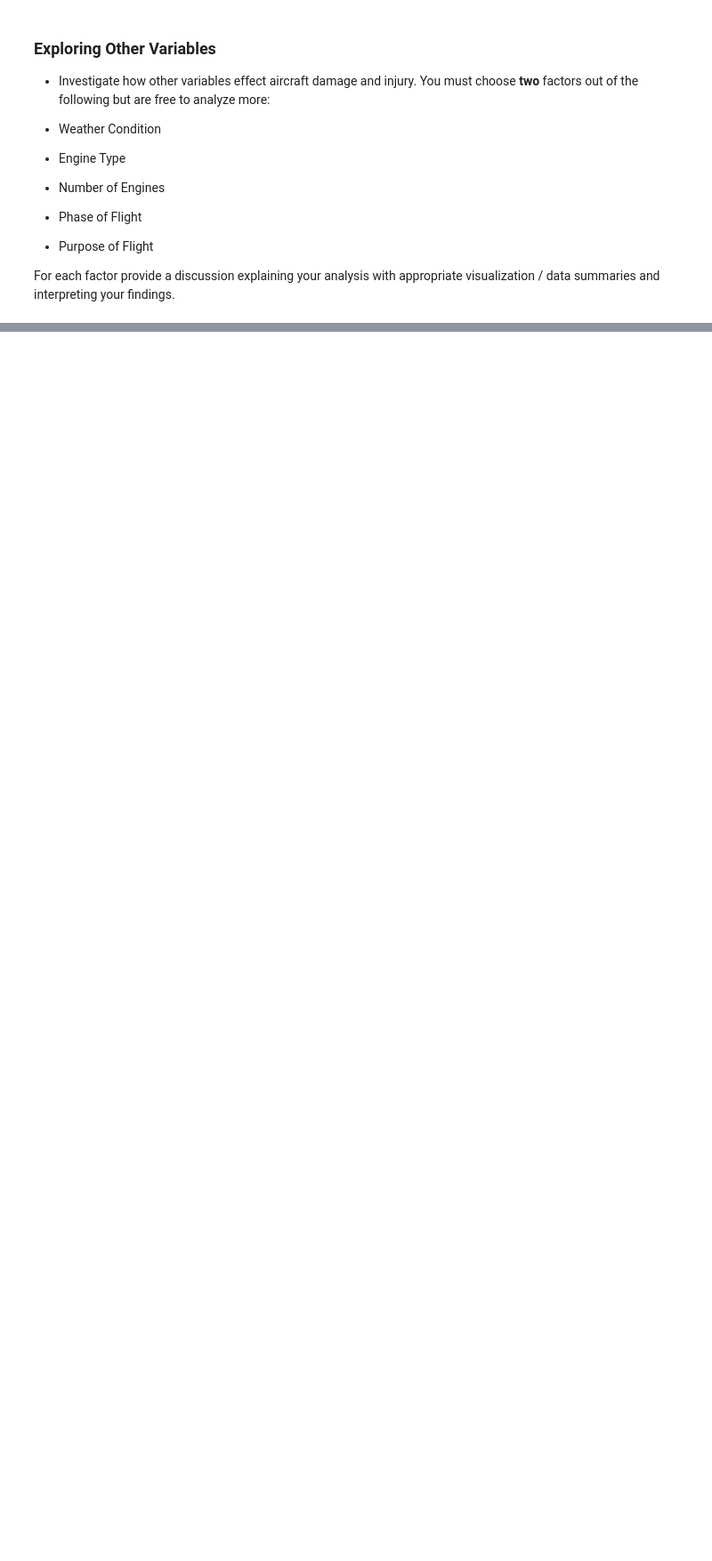
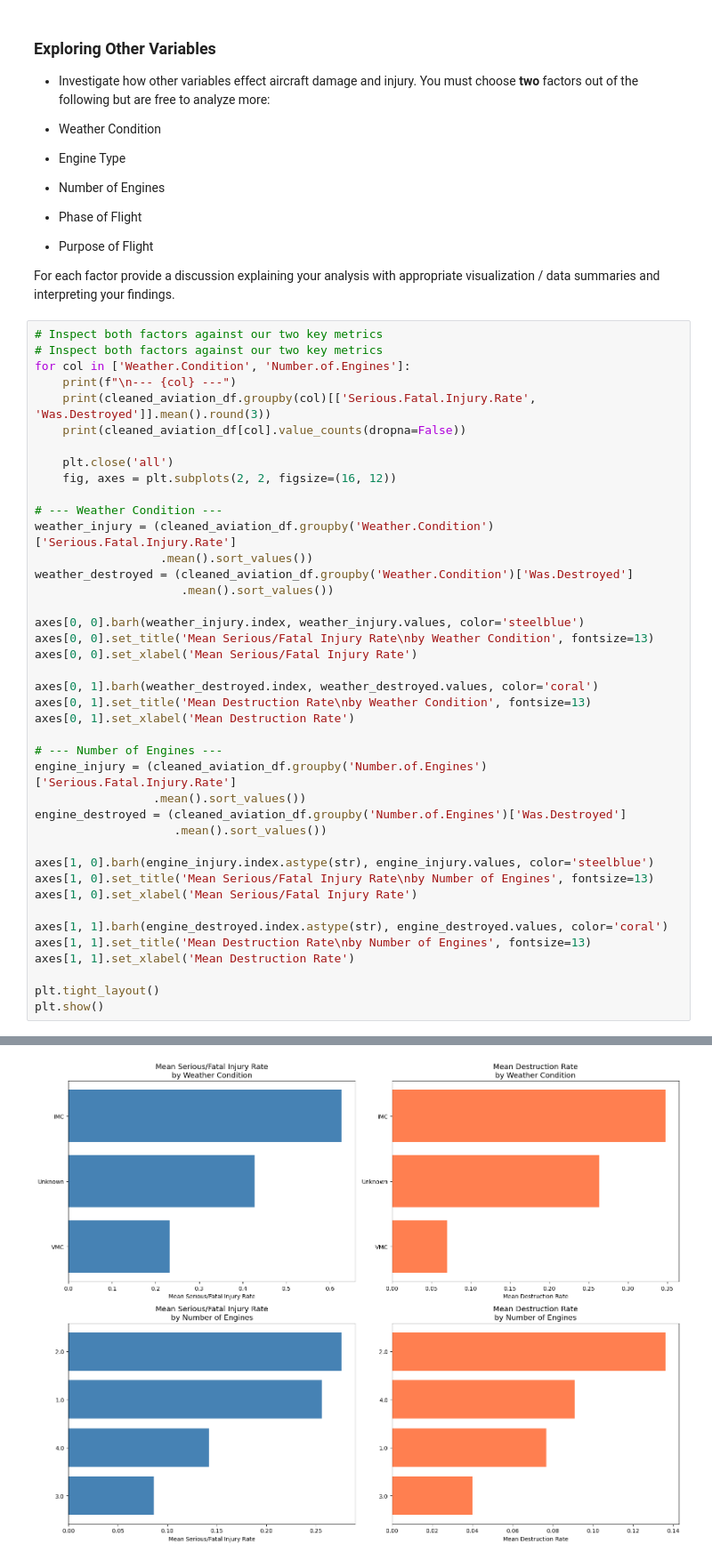
Before and after one commit to bahayg/dsc-course0-m8-lab, a Jupyter notebook: Aviation_Accidents_Data_Analysis.ipynb, the cells around one changed output, grey strips where cells are left out. Shown at 89% size. Cells and saved outputs as stored; diff of their text form; blank space fills up the shorter version.

Commit message:
Data Analysis - Weather Condition & Number of Engines

```diff
--- a/Aviation_Accidents_Data_Analysis.ipynb
+++ b/Aviation_Accidents_Data_Analysis.ipynb
@@ -469,3 +469,45 @@ general aviation recommendations.
 - Purpose of Flight
 
 For each factor provide a discussion explaining your analysis with appropriate visualization / data summaries and interpreting your findings.
+# %%
+# Inspect both factors against our two key metrics
+# Inspect both factors against our two key metrics
+for col in ['Weather.Condition', 'Number.of.Engines']:
+    print(f"\n--- {col} ---")
+    print(cleaned_aviation_df.groupby(col)[['Serious.Fatal.Injury.Rate', 'Was.Destroyed']].mean().round(3))
+    print(cleaned_aviation_df[col].value_counts(dropna=False))
+
+    plt.close('all')
+    fig, axes = plt.subplots(2, 2, figsize=(16, 12))
+
+# --- Weather Condition ---
+weather_injury = (cleaned_aviation_df.groupby('Weather.Condition')['Serious.Fatal.Injury.Rate']
+                  .mean().sort_values())
+weather_destroyed = (cleaned_aviation_df.groupby('Weather.Condition')['Was.Destroyed']
+                     .mean().sort_values())
+
+axes[0, 0].barh(weather_injury.index, weather_injury.values, color='steelblue')
+axes[0, 0].set_title('Mean Serious/Fatal Injury Rate\nby Weather Condition', fontsize=13)
+axes[0, 0].set_xlabel('Mean Serious/Fatal Injury Rate')
+
+axes[0, 1].barh(weather_destroyed.index, weather_destroyed.values, color='coral')
+axes[0, 1].set_title('Mean Destruction Rate\nby Weather Condition', fontsize=13)
+axes[0, 1].set_xlabel('Mean Destruction Rate')
+
+# --- Number of Engines ---
+engine_injury = (cleaned_aviation_df.groupby('Number.of.Engines')['Serious.Fatal.Injury.Rate']
+                 .mean().sort_values())
+engine_destroyed = (cleaned_aviation_df.groupby('Number.of.Engines')['Was.Destroyed']
+                    .mean().sort_values())
+
+axes[1, 0].barh(engine_injury.index.astype(str), engine_injury.values, color='steelblue')
+axes[1, 0].set_title('Mean Serious/Fatal Injury Rate\nby Number of Engines', fontsize=13)
+axes[1, 0].set_xlabel('Mean Serious/Fatal Injury Rate')
+
+axes[1, 1].barh(engine_destroyed.index.astype(str), engine_destroyed.values, color='coral')
+axes[1, 1].set_title('Mean Destruction Rate\nby Number of Engines', fontsize=13)
+axes[1, 1].set_xlabel('Mean Destruction Rate')
+
+plt.tight_layout()
+plt.show()
+# %% [output]
@@ -471,0 +531 @@ For each factor provide a discussion explaining your analysis with appropriate v
+[figure, added]
```
Also changed, not shown: parts of 2 cells of this notebook.
